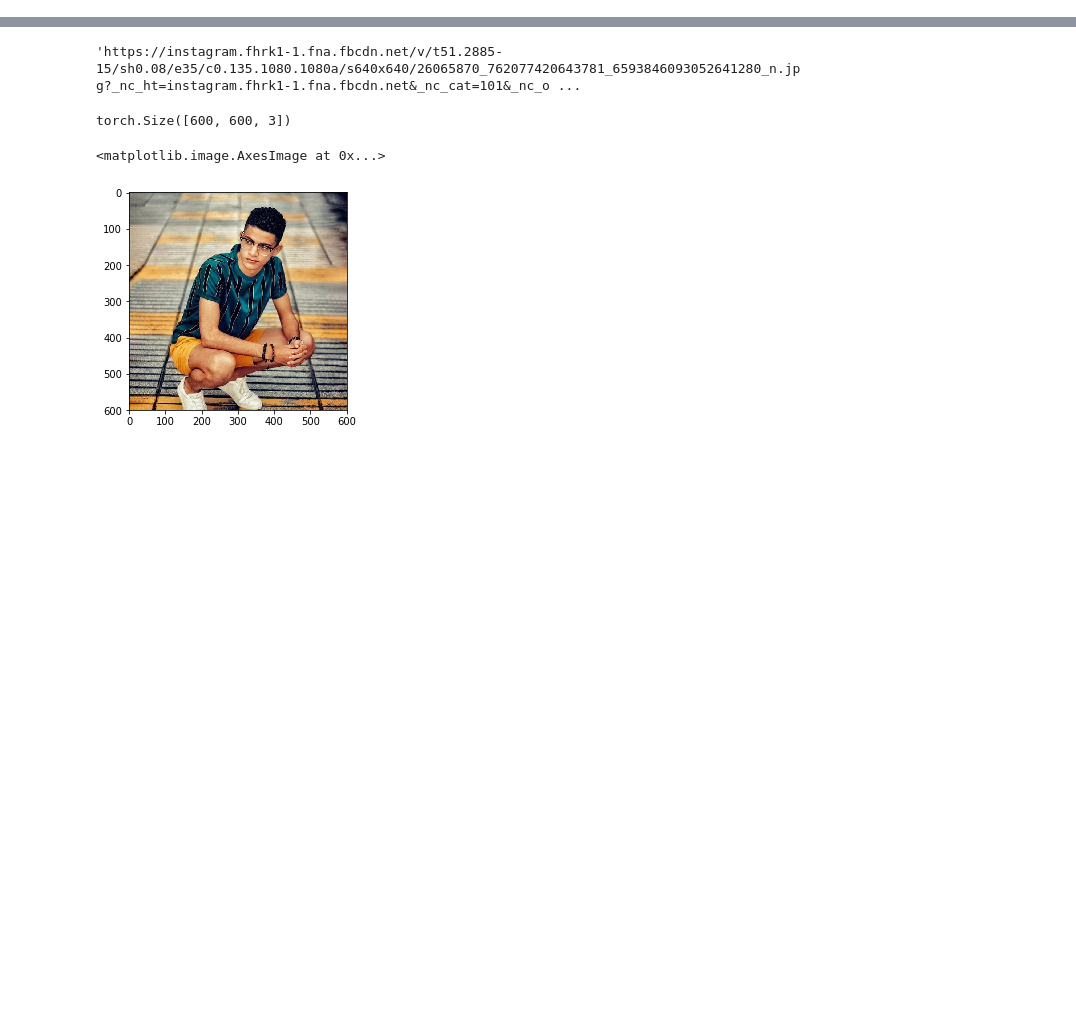
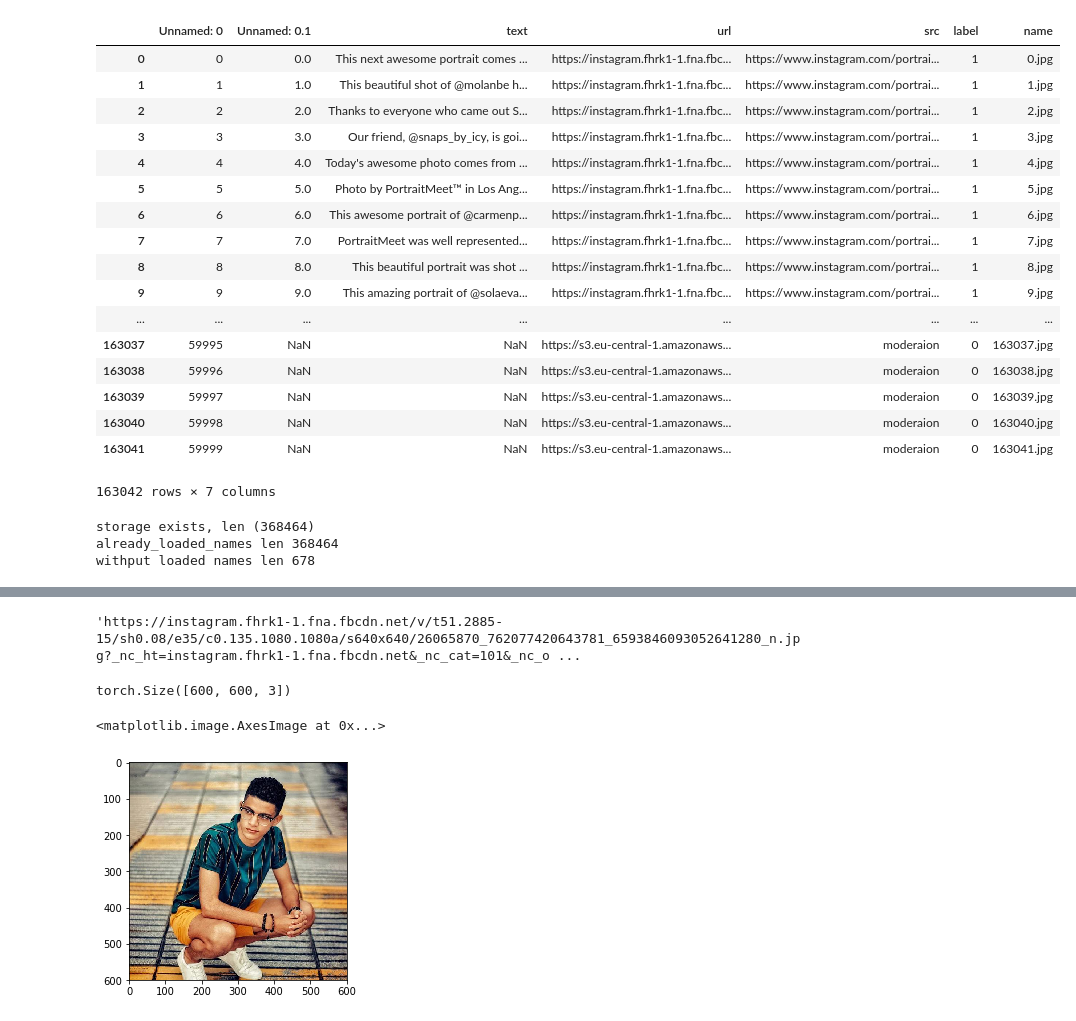
Before and after one commit to shpq/utils, a Jupyter notebook: training/classification_from_wild/notebook.ipynb, the cells around one changed output, grey strips where cells are left out. Cells and saved outputs as stored; diff of their text form; code cells hidden in the pictures; blank space fills up the shorter version.

```diff
--- a/training/classification_from_wild/notebook.ipynb
+++ b/training/classification_from_wild/notebook.ipynb
@@ -1,12 +16,35 @@
 # %%
 import pandas as pd
 # %%
-path = 'csvs/gender.csv'
+path = 'csvs/mobile_premium_hard.csv'
 # %%
 df = pd.read_csv(path)
-# %%
-df['url'] = df['name']
+# %%
+df = df[df.url.str.len() > 20]
+# %%
+df.reset_index(drop=True, inplace=True)
 # %%
 df['name'] = df.index
 # %%
 df['name'] = df['name'].astype('str') + '.jpg'
+# %%
+df
+# %% [output]
+|  | Unnamed: 0 | Unnamed: 0.1 | text | url | src | label | name |
+| 0 | 0 | 0.0 | This next awesome portrait comes ... | https://instagram.fhrk1-1.fna.fbc... | https://www.instagram.com/portrai... | 1 | 0.jpg |
+| 1 | 1 | 1.0 | This beautiful shot of @molanbe h... | https://instagram.fhrk1-1.fna.fbc... | https://www.instagram.com/portrai... | 1 | 1.jpg |
+| 2 | 2 | 2.0 | Thanks to everyone who came out S... | https://instagram.fhrk1-1.fna.fbc... | https://www.instagram.com/portrai... | 1 | 2.jpg |
+| 3 | 3 | 3.0 | Our friend, @snaps_by_icy, is goi... | https://instagram.fhrk1-1.fna.fbc... | https://www.instagram.com/portrai... | 1 | 3.jpg |
+| 4 | 4 | 4.0 | Today's awesome photo comes from ... | https://instagram.fhrk1-1.fna.fbc... | https://www.instagram.com/portrai... | 1 | 4.jpg |
+| 5 | 5 | 5.0 | Photo by PortraitMeet™ in Los Ang... | https://instagram.fhrk1-1.fna.fbc... | https://www.instagram.com/portrai... | 1 | 5.jpg |
+| 6 | 6 | 6.0 | This awesome portrait of @carmenp... | https://instagram.fhrk1-1.fna.fbc... | https://www.instagram.com/portrai... | 1 | 6.jpg |
+| 7 | 7 | 7.0 | PortraitMeet was well represented... | https://instagram.fhrk1-1.fna.fbc... | https://www.instagram.com/portrai... | 1 | 7.jpg |
+| 8 | 8 | 8.0 | This beautiful portrait was shot ... | https://instagram.fhrk1-1.fna.fbc... | https://www.instagram.com/portrai... | 1 | 8.jpg |
+| 9 | 9 | 9.0 | This amazing portrait of @solaeva... | https://instagram.fhrk1-1.fna.fbc... | https://www.instagram.com/portrai... | 1 | 9.jpg |
+| ... | ... | ... | ... | ... | ... | ... | ... |
+| 163037 | 59995 | NaN | NaN | https://s3.eu-central-1.amazonaws... | moderaion | 0 | 163037.jpg |
+| 163038 | 59996 | NaN | NaN | https://s3.eu-central-1.amazonaws... | moderaion | 0 | 163038.jpg |
+| 163039 | 59997 | NaN | NaN | https://s3.eu-central-1.amazonaws... | moderaion | 0 | 163039.jpg |
+| 163040 | 59998 | NaN | NaN | https://s3.eu-central-1.amazonaws... | moderaion | 0 | 163040.jpg |
+| 163041 | 59999 | NaN | NaN | https://s3.eu-central-1.amazonaws... | moderaion | 0 | 163041.jpg |
+163042 rows × 7 columns
@@ -13,7 +53,11 @@ df['name'] = df['name'].astype('str') + '.jpg'
 # %%
 from load_pictures import skip_loaded_urls
 # %%
-u = skip_loaded_urls(df, 'storages/ER_prediction_600x600/', overwrite=False)
+u = skip_loaded_urls(df, 'storages/approve_adult_299x299/', overwrite=False)
+# %% [output]
+storage exists, len (368464)
+already_loaded_names len 368464
+withput loaded names len 678
 # %%
 len(u)
 # %% [output]
```
Also changed, not shown: parts of 15 cells of this notebook, 8 other files.
